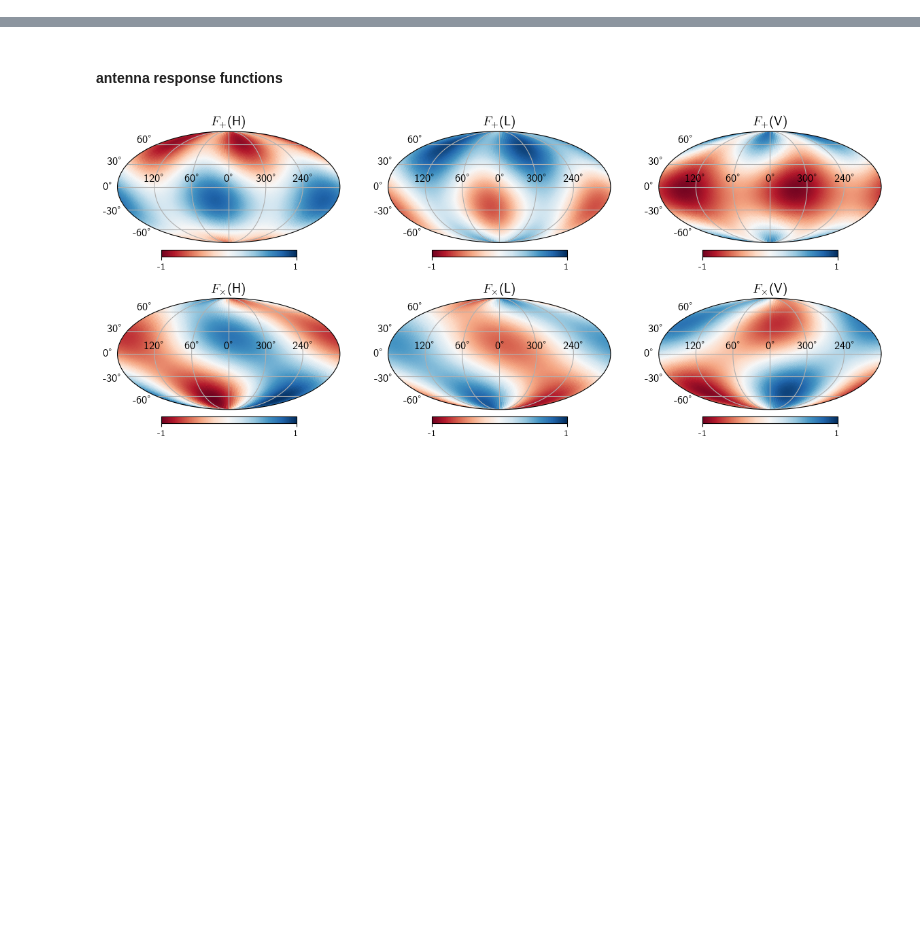
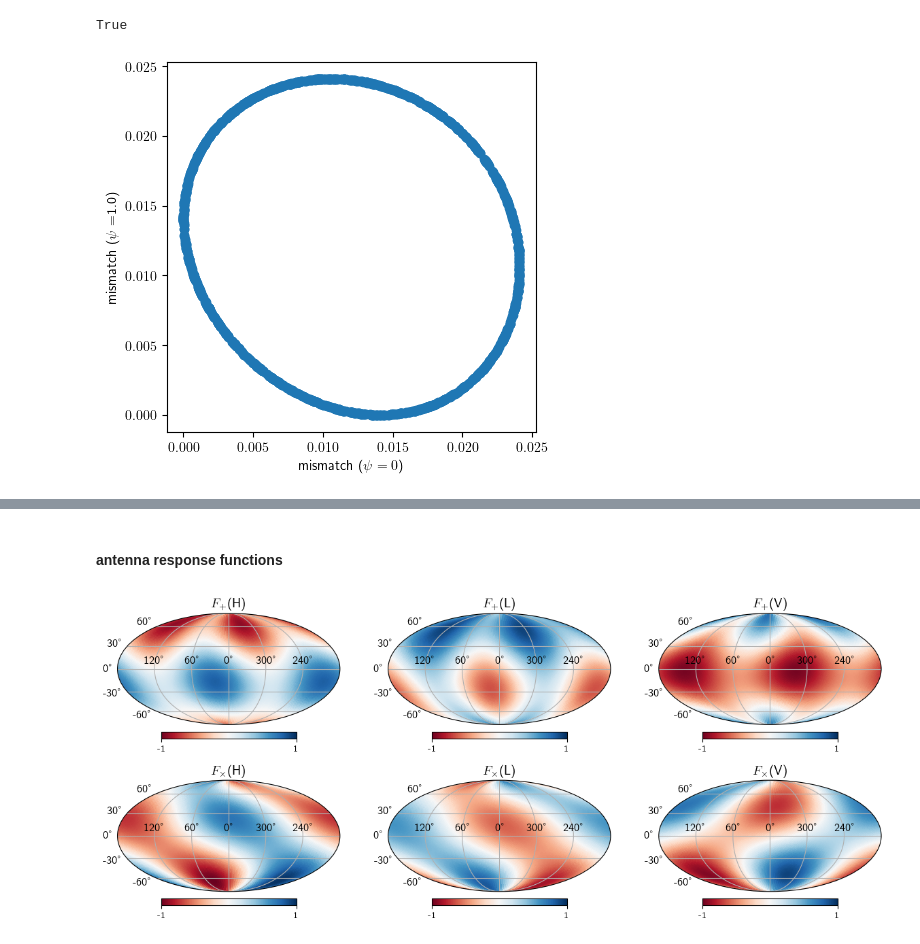
Before and after one commit to abbyw24/gw-parameter-estimation, a Jupyter notebook: notebooks/expected_mismatch.ipynb, the cells around one changed output, grey strips where cells are left out. Saved outputs shown, nothing was run; the diff lists cells and outputs as text; code cells hidden in the pictures; blank space fills up the shorter version.

Commit message:
update notebooks: paper plots etc

```diff
--- a/notebooks/expected_mismatch.ipynb
+++ b/notebooks/expected_mismatch.ipynb
@@ -31,0 +41,47 @@ with $\mu\equiv\cos\iota$, $\varepsilon\equiv(1+\mu^2)/2$, and $H^{(d)}\equiv S_
+# %%
+# check that my formula matches Javier's
+def my_formula(Fplus, Fcross, mu):
+
+    eps = (1 + mu**2) / 2
+    num = (mu * eps * (Fplus**2 + Fcross**2))**2
+
+    denom1 = (eps * Fplus)**2 + (mu * Fcross)**2
+    denom2 = (eps * Fcross)**2 + (mu * Fplus)**2
+
+    return 0.5 * (1 - num / (denom1 * denom2))
+
+def formula(fp, fc, mu):
+    return 0.5 * ((fc**2*fp**2*(-1 + mu**2)**4)
+            /((4*fp**2*mu**2 + fc**2*(1 + mu**2)**2)*(4*fc**2*mu**2 + fp**2*(1 + mu**2)**2)))
+# %%
+mu = 0.5
+psi = 1.0
+lon, sindec = qmc.scale(qmc.Halton(2).random(1000), l_bounds=(-np.pi, -1), u_bounds=(np.pi, 1)).T
+dec = np.arcsin(sindec)
+fp0, fc0 = gw_utils.get_fplus_fcross_0('H', lon, dec)[:, 0].T
+# %%
+# does Javier's version of the formula match my own?
+a = my_formula(fp0, fc0, mu)
+b = formula(fp0, fc0, mu)
+np.allclose(a, b)
+# %% [output]
+True
+# %%
+c = np.cos(2*psi)
+s = np.sin(2*psi)
+rot = ((c, -s),
+       (s, c))
+fp1, fc1 = np.matmul(rot, (fp0, fc0))
+# %%
+# calculate the mismatch
+z0 = formula(fp0, fc0, mu)
+z1 = formula(fp1, fc1, mu)
+# %%
+# plot
+plt.figure()
+plt.scatter(z0, z1)
+plt.xlabel(r'mismatch ($\psi = 0$)')
+plt.ylabel(r'mismatch ($\psi = $'f'{psi})')
+plt.gca().set_aspect('equal')
+# %% [output]
+[figure, added]
```
Also changed, not shown: parts of 19 cells of this notebook, 6 other files.
